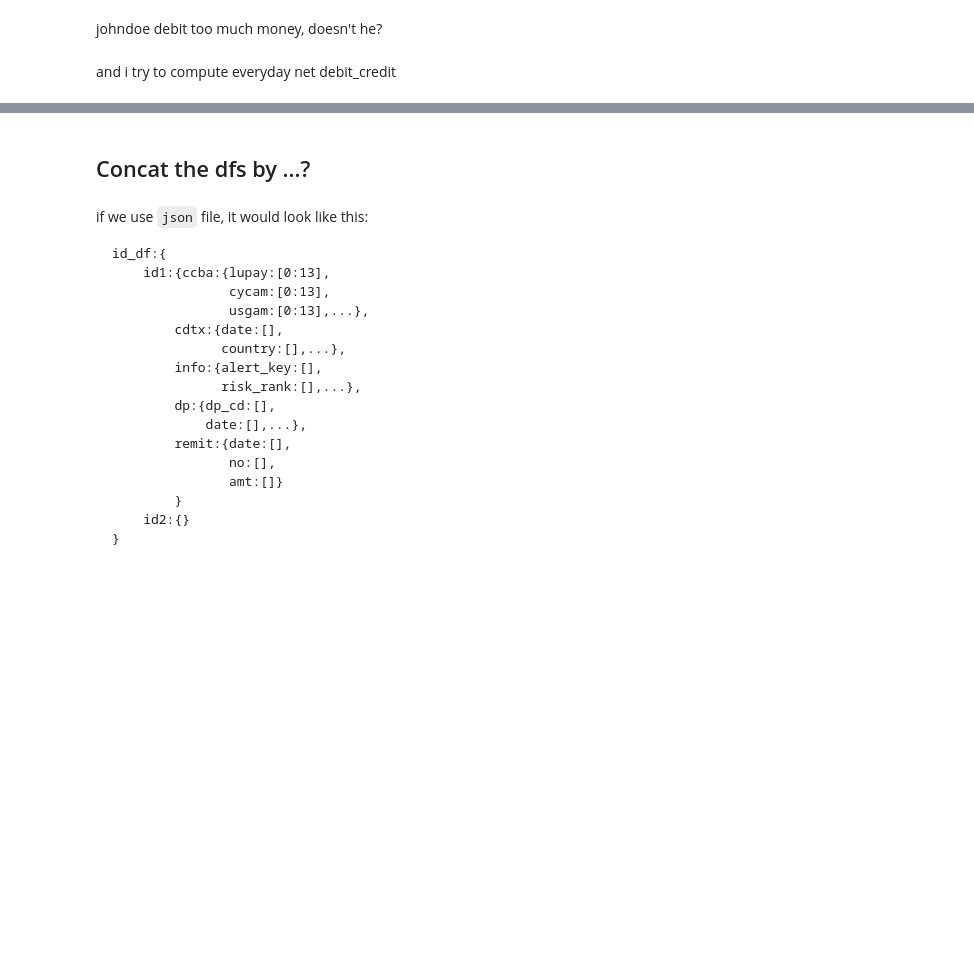
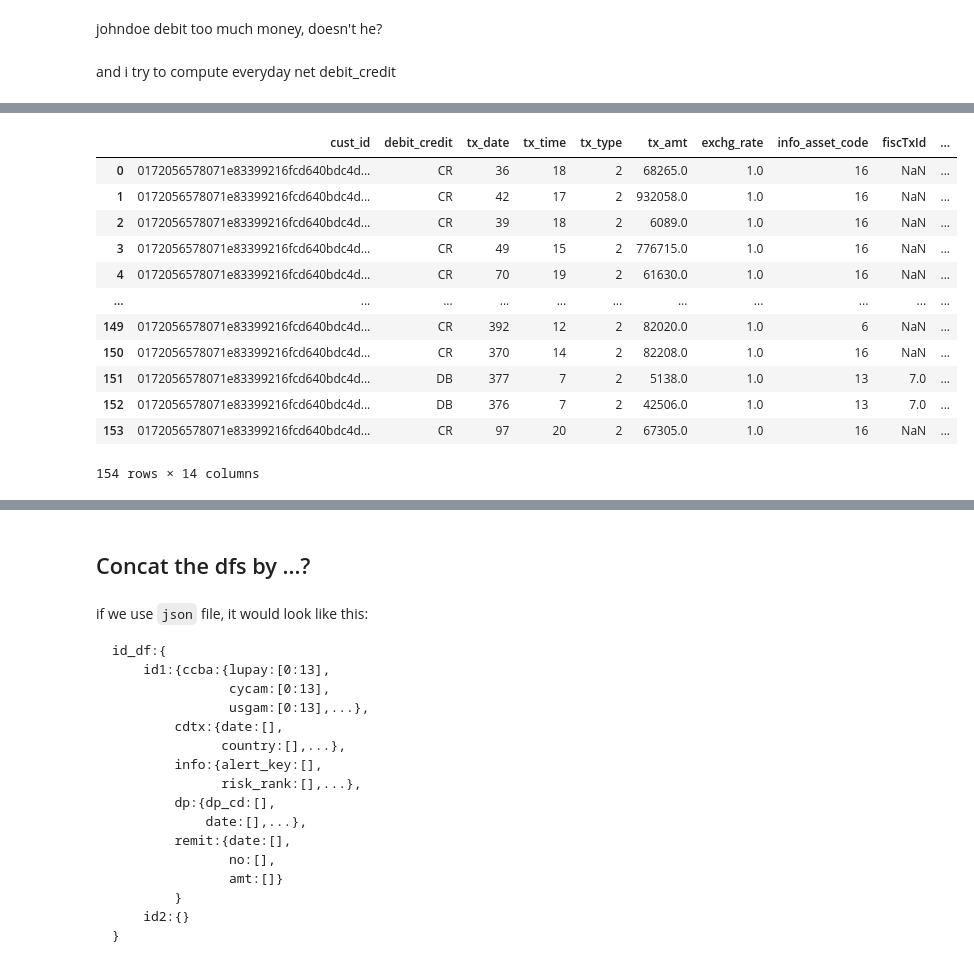
Before and after one commit to y4c6/DMfin, a Jupyter notebook: data_visualization.ipynb, the cells around one changed output, grey strips where cells are left out. Saved outputs shown, nothing was run; the diff lists cells and outputs as text; code cells hidden in the pictures; blank space fills up the shorter version.

```diff
--- a/data_visualization.ipynb
+++ b/data_visualization.ipynb
@@ -762,0 +807,16 @@ group standardization
+# %%
+dp[dp['cust_id'] == dp['cust_id'].unique()[0]]
+# %% [output]
+|  | cust_id | debit_credit | tx_date | tx_time | tx_type | tx_amt | exchg_rate | info_asset_code | fiscTxId | ... |
+| 0 | 0172056578071e83399216fcd640bdc4d... | CR | 36 | 18 | 2 | 68265.0 | 1.0 | 16 | NaN | ... |
+| 1 | 0172056578071e83399216fcd640bdc4d... | CR | 42 | 17 | 2 | 932058.0 | 1.0 | 16 | NaN | ... |
+| 2 | 0172056578071e83399216fcd640bdc4d... | CR | 39 | 18 | 2 | 6089.0 | 1.0 | 16 | NaN | ... |
+| 3 | 0172056578071e83399216fcd640bdc4d... | CR | 49 | 15 | 2 | 776715.0 | 1.0 | 16 | NaN | ... |
+| 4 | 0172056578071e83399216fcd640bdc4d... | CR | 70 | 19 | 2 | 61630.0 | 1.0 | 16 | NaN | ... |
+| ... | ... | ... | ... | ... | ... | ... | ... | ... | ... | ... |
+| 149 | 0172056578071e83399216fcd640bdc4d... | CR | 392 | 12 | 2 | 82020.0 | 1.0 | 6 | NaN | ... |
+| 150 | 0172056578071e83399216fcd640bdc4d... | CR | 370 | 14 | 2 | 82208.0 | 1.0 | 16 | NaN | ... |
+| 151 | 0172056578071e83399216fcd640bdc4d... | DB | 377 | 7 | 2 | 5138.0 | 1.0 | 13 | 7.0 | ... |
+| 152 | 0172056578071e83399216fcd640bdc4d... | DB | 376 | 7 | 2 | 42506.0 | 1.0 | 13 | 7.0 | ... |
+| 153 | 0172056578071e83399216fcd640bdc4d... | CR | 97 | 20 | 2 | 67305.0 | 1.0 | 16 | NaN | ... |
+154 rows × 14 columns
```
Also changed, not shown: parts of 17 cells of this notebook, 1 other file.
